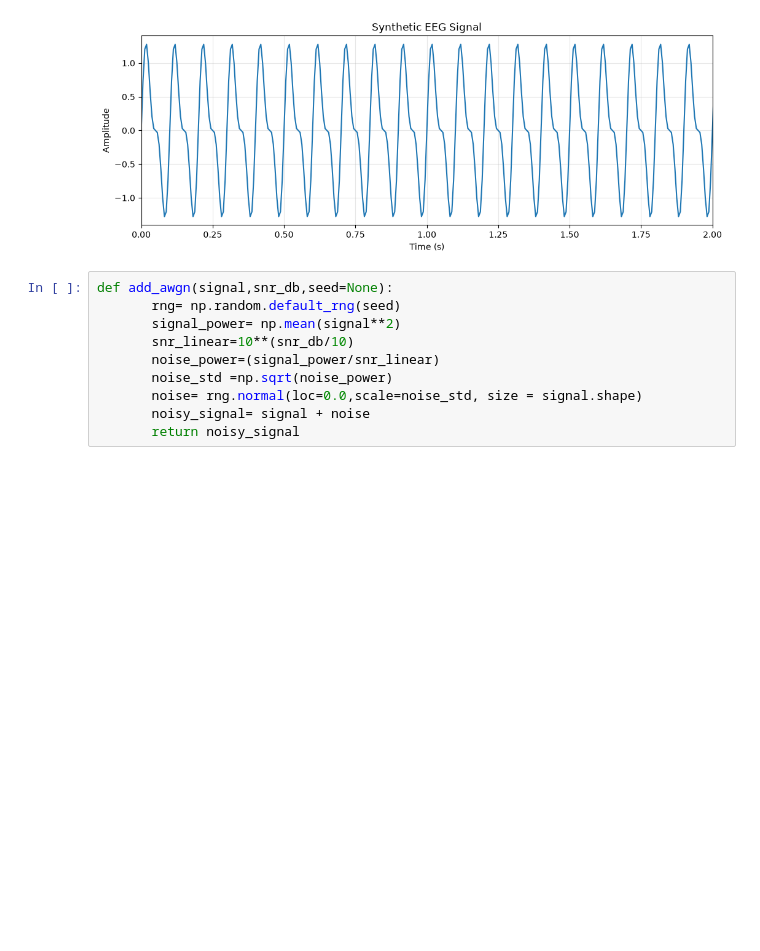
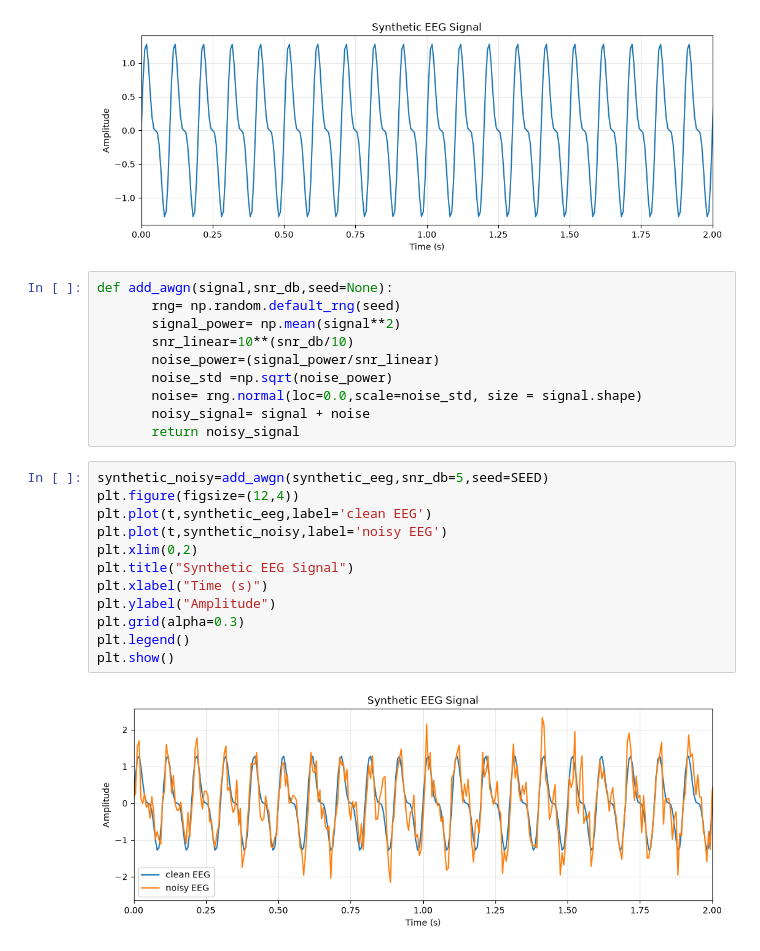
Before and after one commit to shovo896/RL_AAUB, a Jupyter notebook: signal_processing/class_4.ipynb, the cells around one changed output. Saved outputs shown, nothing was run; the diff lists cells and outputs as text; blank space fills up the shorter version.

```diff
--- a/signal_processing/class_4.ipynb
+++ b/signal_processing/class_4.ipynb
@@ -107,3 +107,17 @@ def add_awgn(signal,snr_db,seed=None):
        noise= rng.normal(loc=0.0,scale=noise_std, size = signal.shape)
        noisy_signal= signal + noise
        return noisy_signal
+# %%
+synthetic_noisy=add_awgn(synthetic_eeg,snr_db=5,seed=SEED)
+plt.figure(figsize=(12,4))
+plt.plot(t,synthetic_eeg,label='clean EEG')
+plt.plot(t,synthetic_noisy,label='noisy EEG')
+plt.xlim(0,2)
+plt.title("Synthetic EEG Signal")
+plt.xlabel("Time (s)")
+plt.ylabel("Amplitude")
+plt.grid(alpha=0.3)
+plt.legend()
+plt.show()
+# %% [output]
+[figure, added]
```
